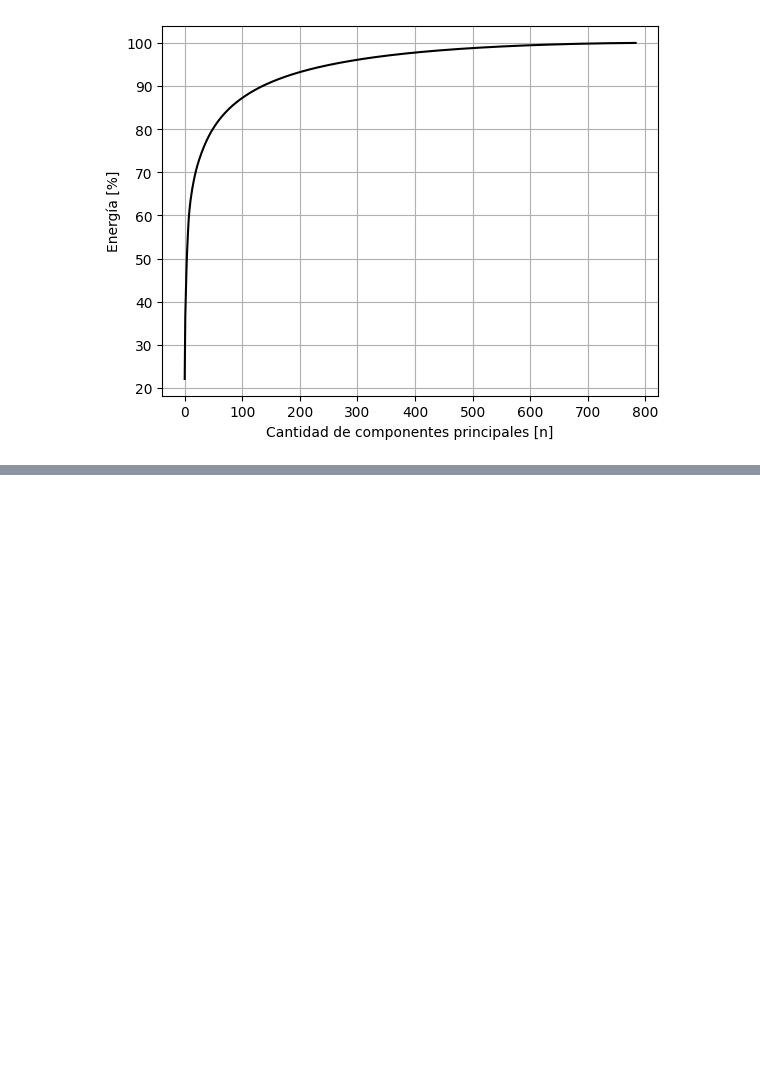
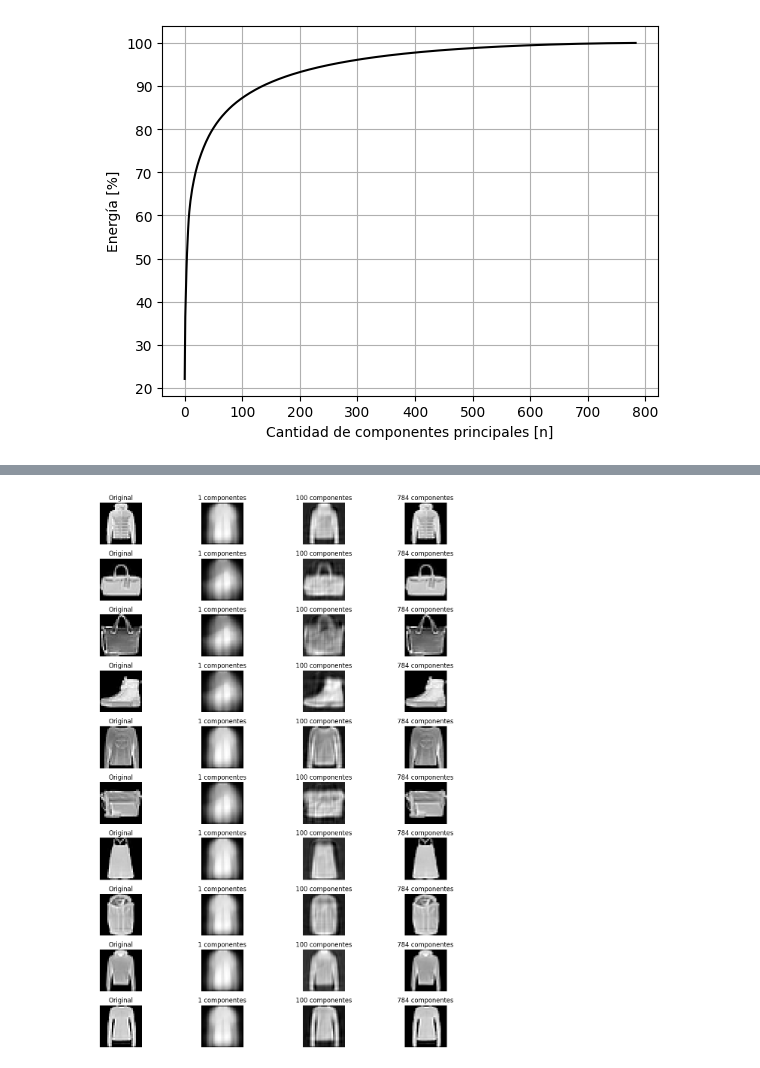
Before and after one commit to joaquinmacia/taller_procesamiento_senales, a Jupyter notebook: guia_3/guia_3.ipynb, the cells around one changed output, grey strips where cells are left out. Drawn from its saved outputs; the diff is of its cells as text; code cells hidden in the pictures; blank space fills up the shorter version.

```diff
--- a/guia_3/guia_3.ipynb
+++ b/guia_3/guia_3.ipynb
@@ -134,0 +127,45 @@ plt.show()
+# %%
+# c) Elegir 10 img al azar y comparar su reconstr usando 1, 100 y 784 CP
+
+
+num_images = 10
+random_indices = random.sample(range(X_test.shape[0]), num_images)
+imagenes_test = X_test[random_indices]
+imagenes_test = imagenes_test.reshape(imagenes_test.shape[0], -1)
+
+componentes = [1, 100, 784]
+
+# Configurar la figura para mostrar las imágenes originales y reconstruidas
+fig, axes = plt.subplots(num_images, len(componentes) + 1, figsize=(12, 15))
+
+
+for i, img in enumerate(imagenes_test):
+    # Muestro la imagen original
+    axes[i, 0].imshow(img.reshape(28, 28), cmap='gray')
+    axes[i, 0].set_title("Original")
+    axes[i, 0].axis("off")
+
+    # Centro la imagen
+    #img_centered = (img - u_train)
+    img_centered = (img - u_train) / var_train
+
+
+    for j, k in enumerate(componentes):
+        # Proyecto y reconstruyo con k componentes principales
+        transformed_img_k = np.dot(img_centered, avecs[:, :k])
+        #reconstructed_img_k = np.dot(transformed_img_k, avecs[:, :k].T) + u_train
+        reconstructed_img_k = var_train * np.dot(transformed_img_k, avecs[:, :k].T) + u_train
+
+
+        # Muestro la imagen reconstruida
+        axes[i, j + 1].imshow(reconstructed_img_k.reshape(28, 28), cmap='gray')
+        axes[i, j + 1].set_title(f'{k} componentes')
+        axes[i, j + 1].axis("off")
+
+plt.tight_layout()
+plt.show()
+
+
+#del num_images, random_indices, imagenes_test, componentes, fig, axes, i, img, img_centered, j, k, transformed_img_k, reconstructed_img_k
+# %% [output]
+[figure, added]
```
Also changed, not shown: parts of 3 cells of this notebook.
